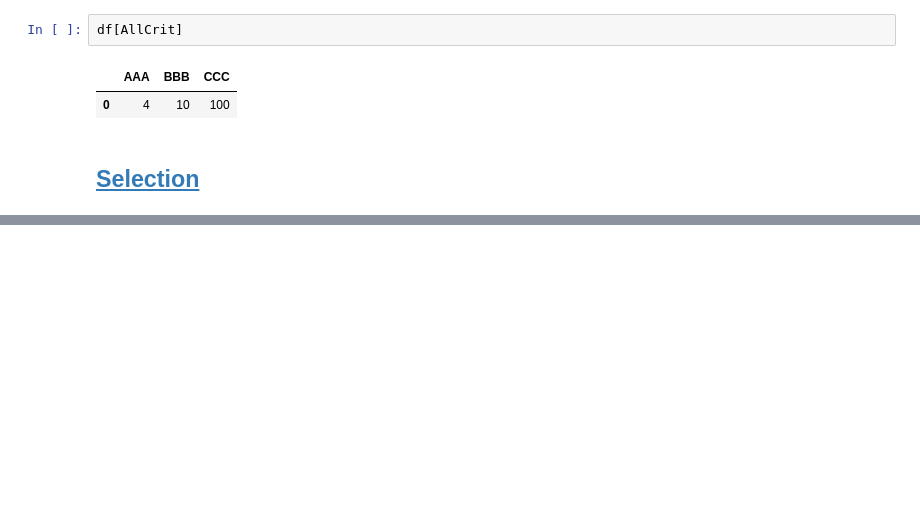
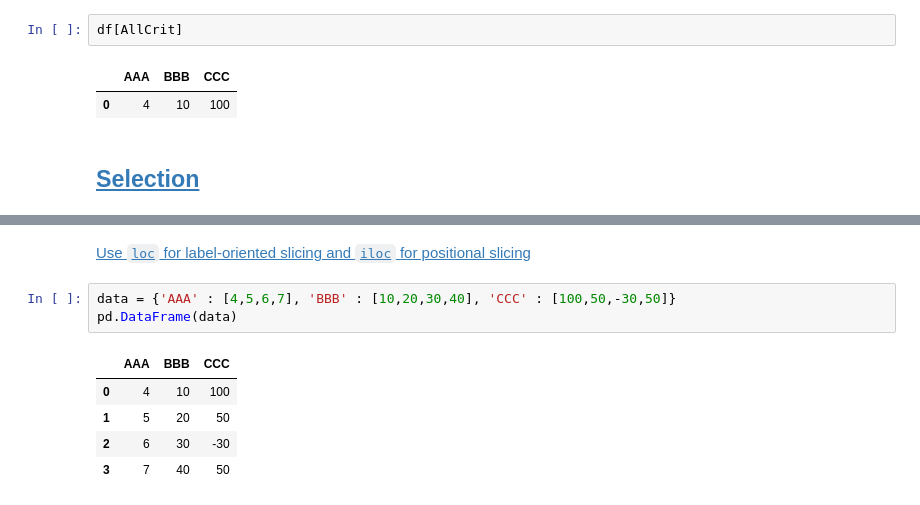
Before and after one commit to bgroveben/python3_machine_learning_projects, a Jupyter notebook: learn_kaggle/pandas/pandas_cookbook.ipynb, the cells around one changed output, grey strips where cells are left out. Saved outputs shown, nothing was run; the diff lists cells and outputs as text; blank space fills up the shorter version.

```diff
--- a/learn_kaggle/pandas/pandas_cookbook.ipynb
+++ b/learn_kaggle/pandas/pandas_cookbook.ipynb
@@ -251,0 +273,11 @@ df[AllCrit]
+# %% [markdown]
+[Use `loc` for label-oriented slicing and `iloc` for positional slicing](https://github.com/pandas-dev/pandas/issues/2904)
+# %%
+data = {'AAA' : [4,5,6,7], 'BBB' : [10,20,30,40], 'CCC' : [100,50,-30,50]}
+pd.DataFrame(data)
+# %% [output]
+|  | AAA | BBB | CCC |
+| 0 | 4 | 10 | 100 |
+| 1 | 5 | 20 | 50 |
+| 2 | 6 | 30 | -30 |
+| 3 | 7 | 40 | 50 |
```
Also changed, not shown: parts of 14 cells of this notebook.
